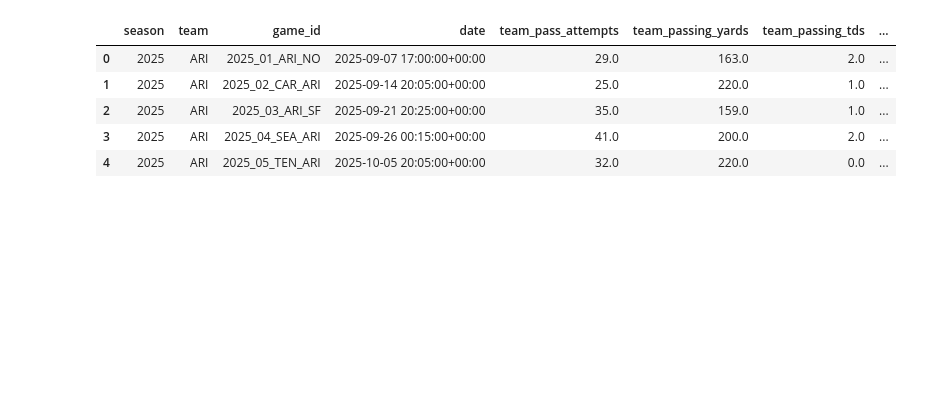
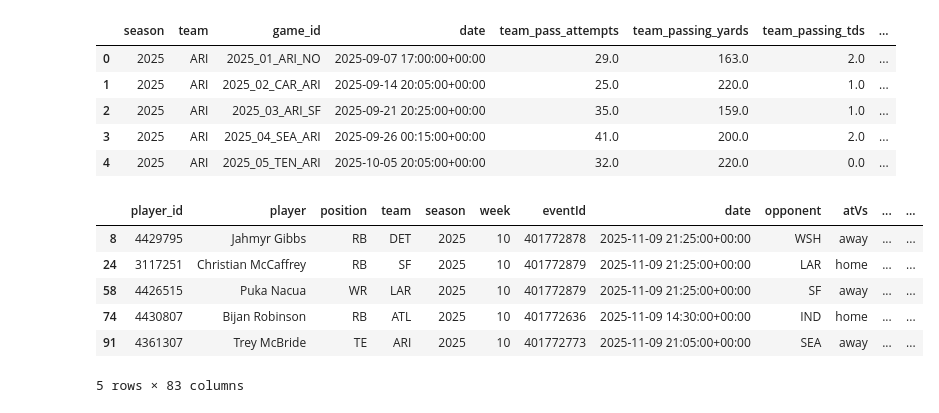
Before and after one commit to trma2416/CSCI_5502_Fantasy_Project, a Jupyter notebook: notebooks/data_cleaning.ipynb, the cells around one changed output. Cells and saved outputs as stored; diff of their text form; code cells hidden in the pictures; blank space fills up the shorter version.

```diff
--- a/notebooks/data_cleaning.ipynb
+++ b/notebooks/data_cleaning.ipynb
@@ -29,7 +29,7 @@ def update_data(df, name):
     except Exception as e:
         print(f"failed to updata data: {e}")
 # %%
-Season = 2025
+Season = 2026
 # %%
 ## load fantasy historical data
 weekly_df = pd.read_csv(data_path/f"player_weeks_{Season}.csv")
@@ -397,3 +403,13 @@ df["team_rush_rank"] = ranks["team_rush_rank"].reindex(row_keys).to_numpy()
 ## update our data file
 write_to_dict(df, f"df_{Season}")
 update_data(df, f"df_{Season}")
+# %%
+df[df['week'] == 10].head()
+# %% [output]
+|  | player_id | player | position | team | season | week | eventId | date | opponent | atVs | ... | ... |
+| 8 | 4429795 | Jahmyr Gibbs | RB | DET | 2025 | 10 | 401772878 | 2025-11-09 21:25:00+00:00 | WSH | away | ... | ... |
+| 24 | 3117251 | Christian McCaffrey | RB | SF | 2025 | 10 | 401772879 | 2025-11-09 21:25:00+00:00 | LAR | home | ... | ... |
+| 58 | 4426515 | Puka Nacua | WR | LAR | 2025 | 10 | 401772879 | 2025-11-09 21:25:00+00:00 | SF | away | ... | ... |
+| 74 | 4430807 | Bijan Robinson | RB | ATL | 2025 | 10 | 401772636 | 2025-11-09 14:30:00+00:00 | IND | home | ... | ... |
+| 91 | 4361307 | Trey McBride | TE | ARI | 2025 | 10 | 401772773 | 2025-11-09 21:05:00+00:00 | SEA | away | ... | ... |
+5 rows × 83 columns
```
Also changed, not shown: parts of 9 cells of this notebook, 12 other files.
